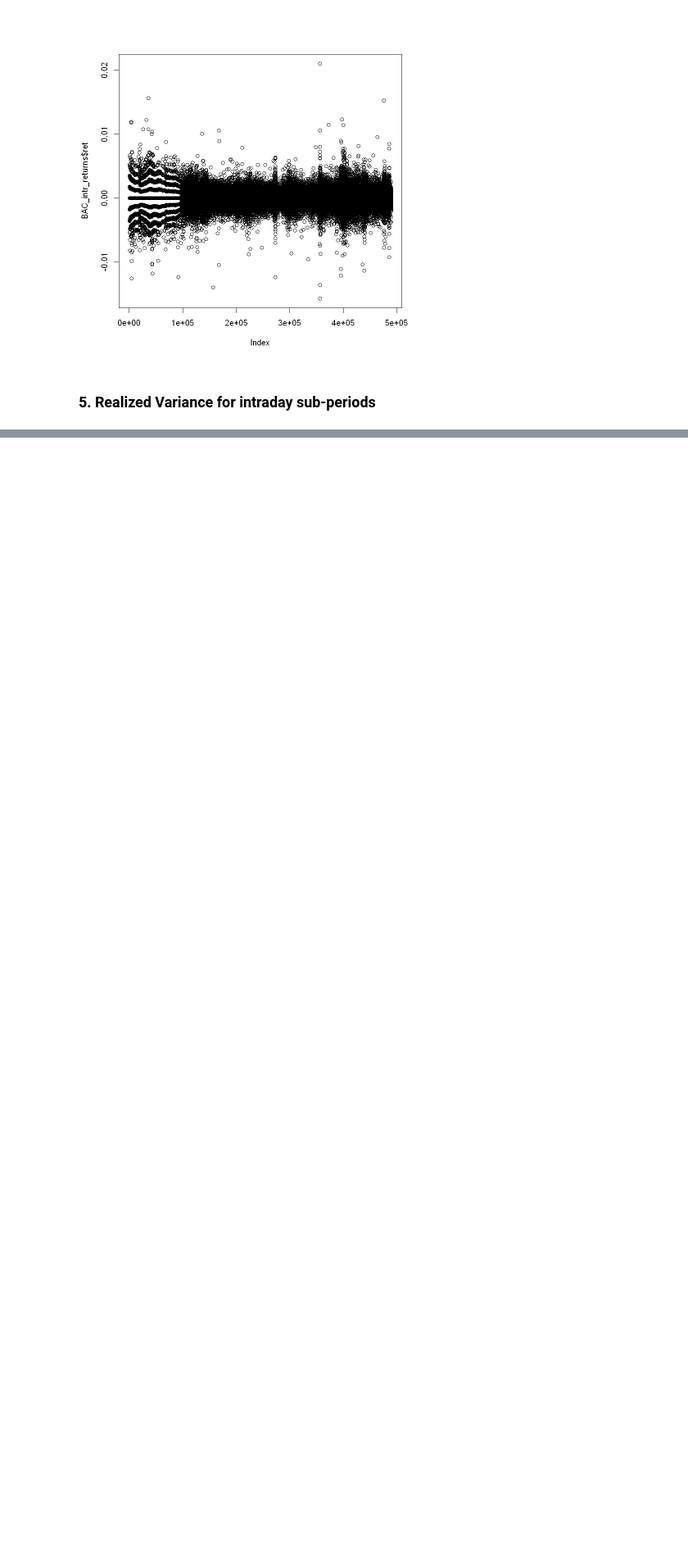
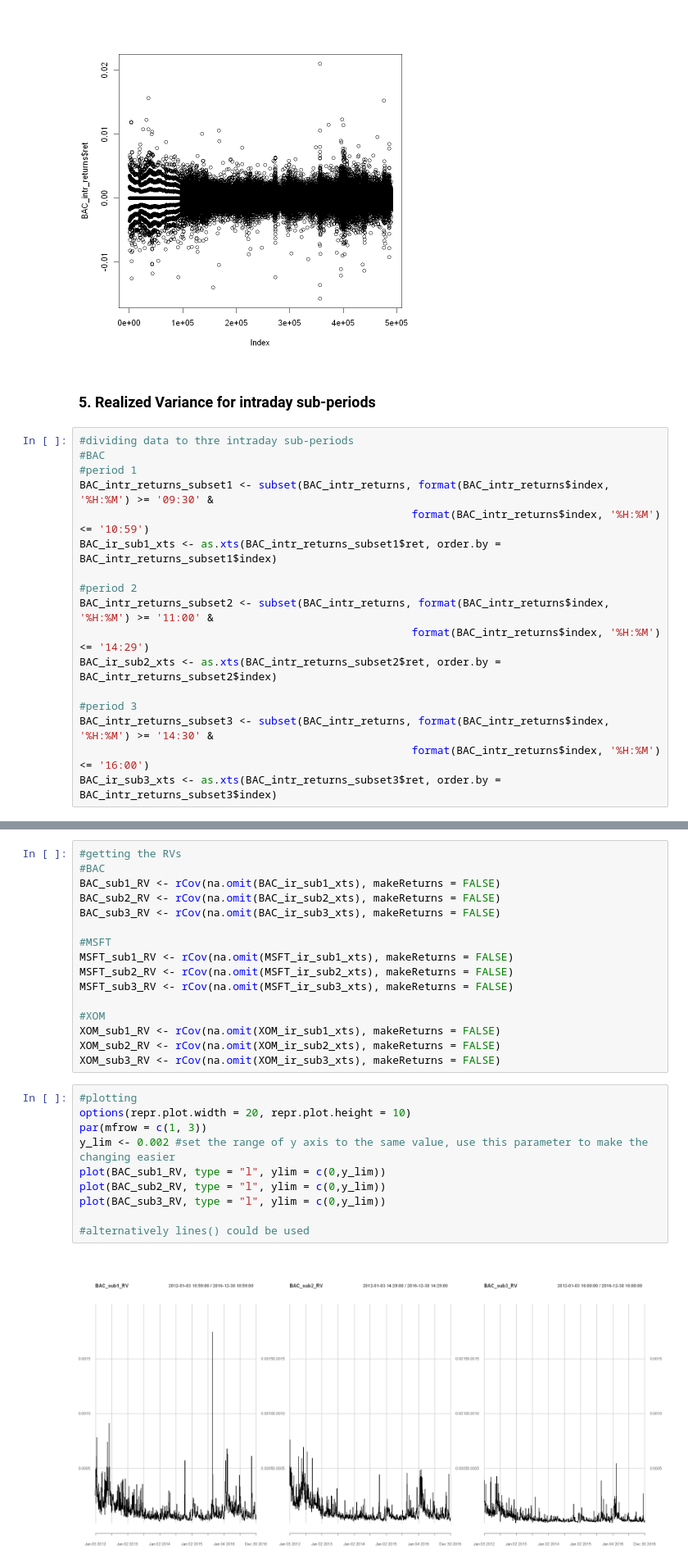
Before and after one commit to JanK0095/Financial-Econometrics-Course-Projects, a Jupyter notebook: HW3/FE1_HW3_Kubal_Mattanelli.ipynb, the cells around one changed output, grey strips where cells are left out. Shown at 82% size. Cells and saved outputs as stored; diff of their text form; blank space fills up the shorter version.

```diff
--- a/HW3/FE1_HW3_Kubal_Mattanelli.ipynb
+++ b/HW3/FE1_HW3_Kubal_Mattanelli.ipynb
@@ -279,3 +282,20 @@ plot(BAC_intr_returns$ret)
 [figure]
 # %% [markdown]
 ### 5. Realized Variance for intraday sub-periods
+# %%
+#dividing data to thre intraday sub-periods
+#BAC
+#period 1
+BAC_intr_returns_subset1 <- subset(BAC_intr_returns, format(BAC_intr_returns$index, '%H:%M') >= '09:30' &
+                                                    format(BAC_intr_returns$index, '%H:%M') <= '10:59')
+BAC_ir_sub1_xts <- as.xts(BAC_intr_returns_subset1$ret, order.by = BAC_intr_returns_subset1$index)
+
+#period 2
+BAC_intr_returns_subset2 <- subset(BAC_intr_returns, format(BAC_intr_returns$index, '%H:%M') >= '11:00' &
+                                                    format(BAC_intr_returns$index, '%H:%M') <= '14:29')
+BAC_ir_sub2_xts <- as.xts(BAC_intr_returns_subset2$ret, order.by = BAC_intr_returns_subset2$index)
+
+#period 3
+BAC_intr_returns_subset3 <- subset(BAC_intr_returns, format(BAC_intr_returns$index, '%H:%M') >= '14:30' &
+                                                    format(BAC_intr_returns$index, '%H:%M') <= '16:00')
+BAC_ir_sub3_xts <- as.xts(BAC_intr_returns_subset3$ret, order.by = BAC_intr_returns_subset3$index)
@@ -281,0 +334,28 @@ plot(BAC_intr_returns$ret)
+# %%
+#getting the RVs
+#BAC
+BAC_sub1_RV <- rCov(na.omit(BAC_ir_sub1_xts), makeReturns = FALSE)
+BAC_sub2_RV <- rCov(na.omit(BAC_ir_sub2_xts), makeReturns = FALSE)
+BAC_sub3_RV <- rCov(na.omit(BAC_ir_sub3_xts), makeReturns = FALSE)
+
+#MSFT
+MSFT_sub1_RV <- rCov(na.omit(MSFT_ir_sub1_xts), makeReturns = FALSE)
+MSFT_sub2_RV <- rCov(na.omit(MSFT_ir_sub2_xts), makeReturns = FALSE)
+MSFT_sub3_RV <- rCov(na.omit(MSFT_ir_sub3_xts), makeReturns = FALSE)
+
+#XOM
+XOM_sub1_RV <- rCov(na.omit(XOM_ir_sub1_xts), makeReturns = FALSE)
+XOM_sub2_RV <- rCov(na.omit(XOM_ir_sub2_xts), makeReturns = FALSE)
+XOM_sub3_RV <- rCov(na.omit(XOM_ir_sub3_xts), makeReturns = FALSE)
+# %%
+#plotting
+options(repr.plot.width = 20, repr.plot.height = 10)
+par(mfrow = c(1, 3))
+y_lim <- 0.002 #set the range of y axis to the same value, use this parameter to make the changing easier
+plot(BAC_sub1_RV, type = "l", ylim = c(0,y_lim))
+plot(BAC_sub2_RV, type = "l", ylim = c(0,y_lim))
+plot(BAC_sub3_RV, type = "l", ylim = c(0,y_lim))
+
+#alternatively lines() could be used
+# %% [output]
+[figure, added]
```
Also changed, not shown: parts of 5 cells of this notebook.
